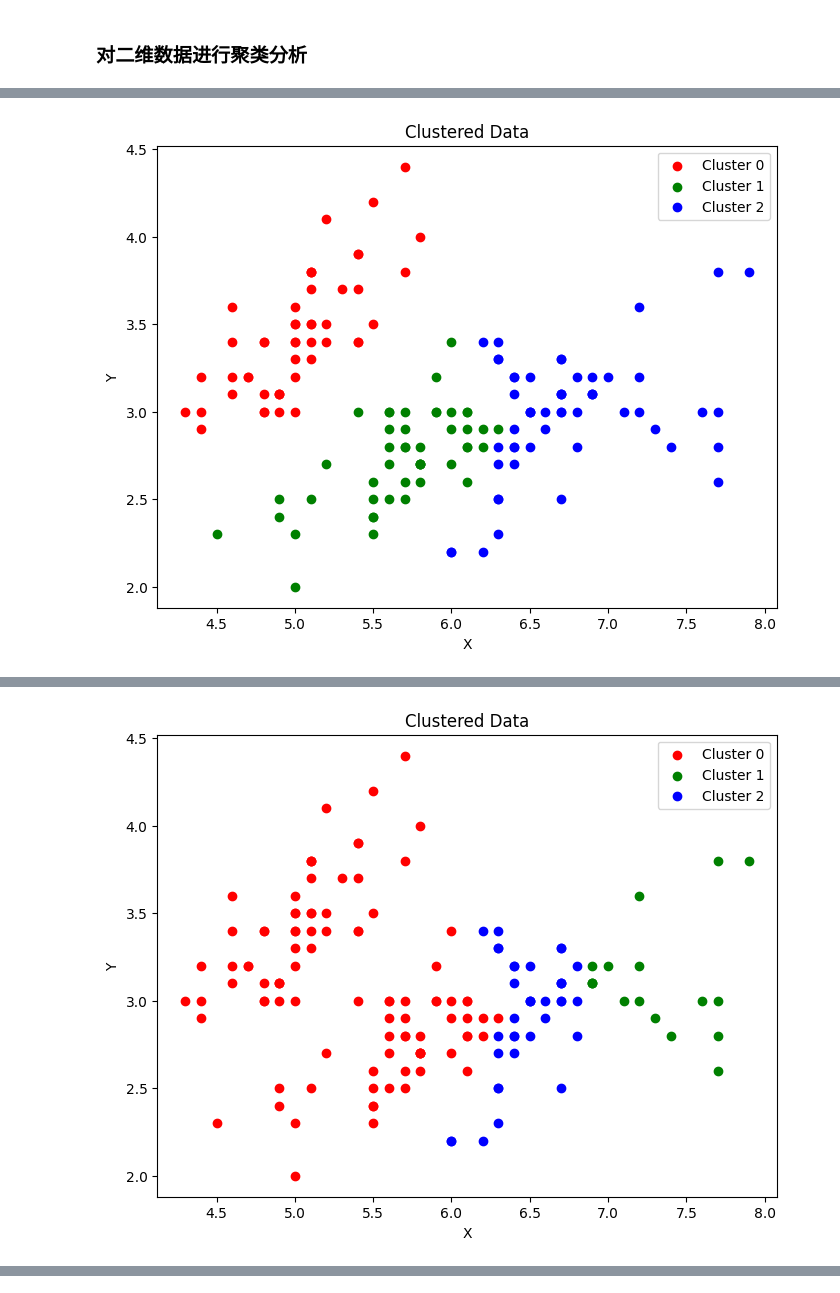
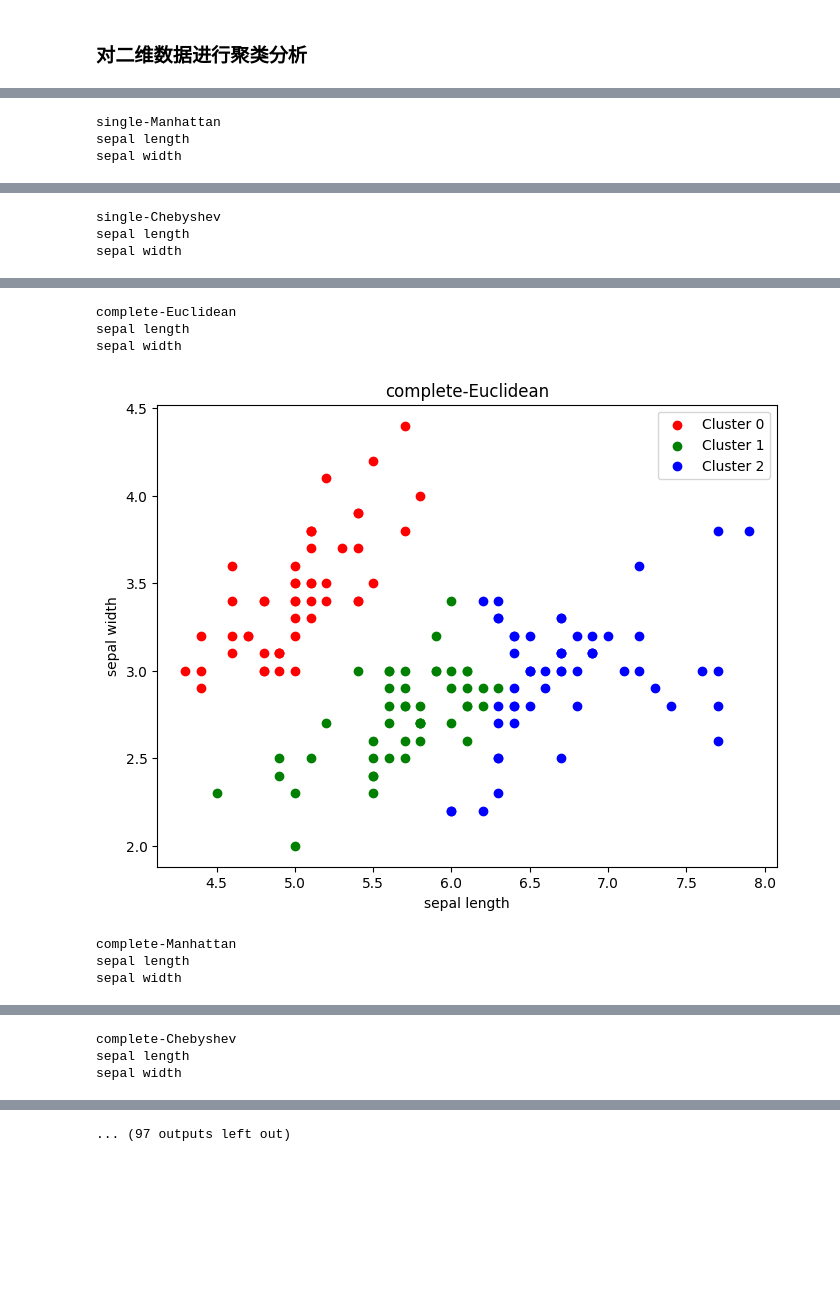
Before and after one commit to deidei1210/Data-Analysis-and-Data-Mining-2024-Spring, a Jupyter notebook: hw3-Cluster/2051498-储岱泽.ipynb, the cells around one changed output, grey strips where cells are left out. Saved outputs shown, nothing was run; the diff lists cells and outputs as text; code cells hidden in the pictures; blank space fills up the shorter version.

```diff
--- a/hw3-Cluster/2051498-储岱泽.ipynb
+++ b/hw3-Cluster/2051498-储岱泽.ipynb
@@ -199,7 +199,7 @@ class HierarchicalClustering:
         return labels.astype(int)
 
     # 聚类结果可视化
-    def plot_clusters(self, X):
+    def plot_clusters(self, X,x_label,y_label,title):
         colors = ['r', 'g', 'b', 'c', 'm', 'y', 'k']
         fig, ax = plt.subplots(1, 1, figsize=(8, 6))  # 创建一个子图
 
@@ -209,9 +209,9 @@ class HierarchicalClustering:
             cluster_data = X[cluster]
             ax.scatter(cluster_data[:, 0], cluster_data[:, 1], c=cluster_color, label=f'Cluster {i}')
         ax.legend()
-        ax.set_xlabel('X')
-        ax.set_ylabel('Y')
-        ax.set_title('Clustered Data')
+        ax.set_xlabel(x_label)
+        ax.set_ylabel(y_label)
+        ax.set_title(title)
 
         plt.show()
 # %% [markdown]
@@ -831,7 +831,7 @@ from sklearn.metrics import accuracy_score
 # 假设 iris_df 包含特征 ['sepal length', 'sepal width', 'petal length', 'petal width'] 和标签 'class'
 
 iris_df = X
-print(iris_df)
+# print(iris_df)
 # 创建一个 DataFrame 用于存储结果
 results_df = pd.DataFrame(columns=['Features', 'Clustering Strategy', 'Distance Metric', 'Accuracy', 'Time'])
 # 定义聚类策略和距离度量
@@ -842,21 +842,21 @@ features_select = ["sepal length", "sepal width", "petal length", "petal width"]
 
 # 对每一对特征组合进行循环
 for i in range(len(features_select)):
-    print(i)
+    # print(i)
     for j in range(i + 1, len(features_select)):
 
         # 选择当前的两个特征
         features = [features_select[i], features_select[j]]
-        print(i, j)
-        print(features)
+        # print(i, j)
+        # print(features)
         # 提取特征和标签
         iris_X = iris_df[features]
         iris_X_array = iris_X.values
 
         # 计算特征的描述性统计信息
         feature_stats = iris_X.describe()
-        print("Feature statistics for", features)
-        print(feature_stats)
+        # print("Feature statistics for", features)
+        # print(feature_stats)
 
         # 对于每种聚类策略和距离度量，构建聚类模型并评估准确度
         for strategy in strategies:
@@ -880,7 +880,11 @@ for i in range(len(features_select)):
                 results_df = pd.concat([results_df, pd.DataFrame(data=[[features, strategy, metric, accuracy, model.time]],
                                                                  columns=['Features', 'Clustering Strategy', 'Distance Metric', 'Accuracy', 'Time'])],
                                        ignore_index=True)
-                model.plot_clusters(iris_X_array)
+                title=strategy+"-"+metric
+                print(title)
+                print(features[0])
+                print(features[1])
+                model.plot_clusters(iris_X_array,features[0],features[1],title)
 
 # 将结果按照准确度排序
 # results_df = results_df.sort_values(by='Accuracy', ascending=False)
@@ -909,0 +900,3 @@ max        7.900000     4.400000
+single-Manhattan
+sepal length
+sepal width
@@ -910,0 +904,3 @@ max        7.900000     4.400000
+single-Chebyshev
+sepal length
+sepal width
@@ -912 +908,7 @@ max        7.900000     4.400000
+complete-Euclidean
+sepal length
+sepal width
-[figure, old version]
+[figure, new version]
+complete-Manhattan
+sepal length
+sepal width
@@ -913,0 +916,3 @@ max        7.900000     4.400000
+complete-Chebyshev
+sepal length
+sepal width
@@ -915 +919,0 @@ max        7.900000     4.400000
-[figure, removed]
@@ -931,0 +920 @@ max        7.900000      6.900000
+... (97 outputs left out)
```
Also changed, not shown: parts of 6 cells of this notebook, 3 other files.
